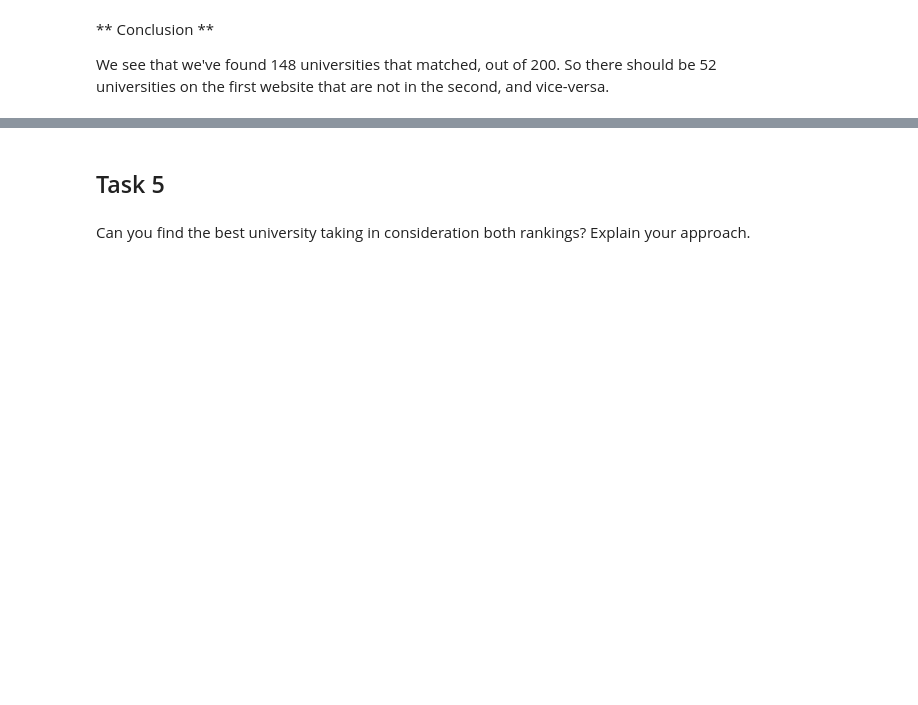
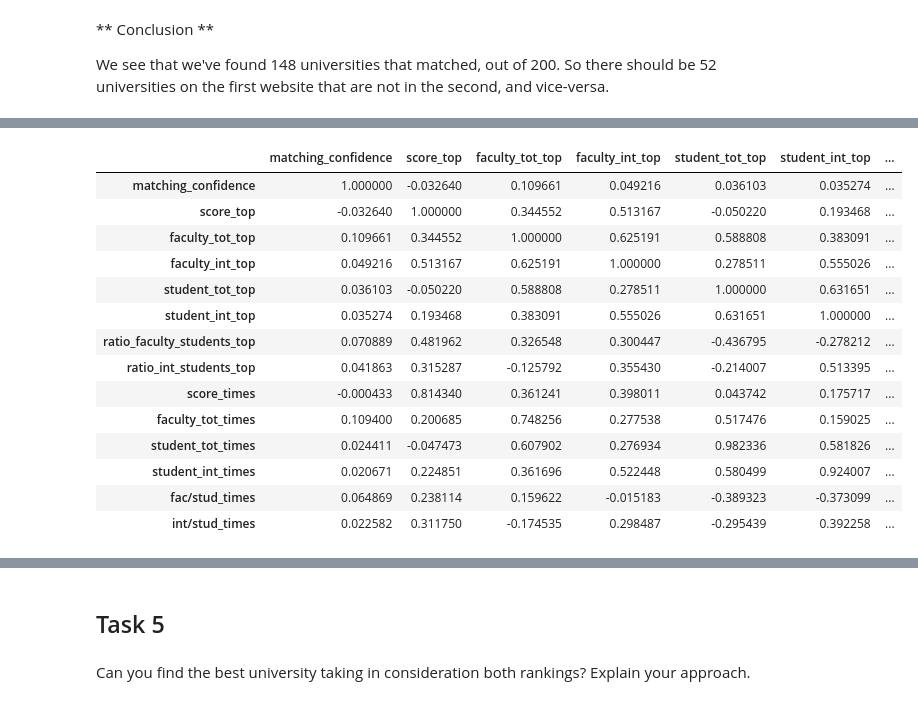
Before and after one commit to darioAnongba/EPFL-ADA, a Jupyter notebook: Labs/02 - Data from the Web/Homework2.ipynb, the cells around one changed output, grey strips where cells are left out. Cells and saved outputs as stored; diff of their text form; code cells hidden in the pictures; blank space fills up the shorter version.

```diff
--- a/Labs/02 - Data from the Web/Homework2.ipynb
+++ b/Labs/02 - Data from the Web/Homework2.ipynb
@@ -74,7 +74,7 @@ for university in top_200:
         'rank': university['rank_display'],
         'country': university['country'],
         'region': university['region'],
-        'score': university['score']
+        'score': float(university['score'])
     }
 
     # For each university, we visit its detail page and retrieve the remanining statistics
@@ -221,7 +239,10 @@ def get_region(country):
         region = res.iloc[0]
         return region
     else:
-        return country
+        # Since only Russia and Luxembourg are unmatch, we decide to return Europe
+        #(luxembourg is in Europe and the first dataframe class Russia in Europe)
+        print("Unmatch region for : " + country)
+        return 'Europe'
 
 def to_int(value):
     return int(value.replace(",","").replace('%',""))
@@ -232,7 +253,7 @@ for university in top_200:
         'rank': university['rank'],
         'country': university['location'],
         'region' : get_region(university['location'].strip()),
-        'score': university['scores_overall'],
+        'score': float(university['scores_overall']),
         'faculty_tot': int(np.ceil(to_int(university['stats_number_students']) / float(university['stats_student_staff_ratio']))),
         'student_tot': to_int(university['stats_number_students']),
         'student_int': int(np.ceil(to_int(university['stats_number_students']) * (to_int(university['stats_pc_intl_students']) / 100))),
@@ -507,0 +606,18 @@ We see that we've found 148 universities that matched, out of 200. So there shou
+# %%
+merged_df.corr()
+# %% [output]
+|  | matching_confidence | score_top | faculty_tot_top | faculty_int_top | student_tot_top | student_int_top | ... |
+| matching_confidence | 1.000000 | -0.032640 | 0.109661 | 0.049216 | 0.036103 | 0.035274 | ... |
+| score_top | -0.032640 | 1.000000 | 0.344552 | 0.513167 | -0.050220 | 0.193468 | ... |
+| faculty_tot_top | 0.109661 | 0.344552 | 1.000000 | 0.625191 | 0.588808 | 0.383091 | ... |
+| faculty_int_top | 0.049216 | 0.513167 | 0.625191 | 1.000000 | 0.278511 | 0.555026 | ... |
+| student_tot_top | 0.036103 | -0.050220 | 0.588808 | 0.278511 | 1.000000 | 0.631651 | ... |
+| student_int_top | 0.035274 | 0.193468 | 0.383091 | 0.555026 | 0.631651 | 1.000000 | ... |
+| ratio_faculty_students_top | 0.070889 | 0.481962 | 0.326548 | 0.300447 | -0.436795 | -0.278212 | ... |
+| ratio_int_students_top | 0.041863 | 0.315287 | -0.125792 | 0.355430 | -0.214007 | 0.513395 | ... |
+| score_times | -0.000433 | 0.814340 | 0.361241 | 0.398011 | 0.043742 | 0.175717 | ... |
+| faculty_tot_times | 0.109400 | 0.200685 | 0.748256 | 0.277538 | 0.517476 | 0.159025 | ... |
+| student_tot_times | 0.024411 | -0.047473 | 0.607902 | 0.276934 | 0.982336 | 0.581826 | ... |
+| student_int_times | 0.020671 | 0.224851 | 0.361696 | 0.522448 | 0.580499 | 0.924007 | ... |
+| fac/stud_times | 0.064869 | 0.238114 | 0.159622 | -0.015183 | -0.389323 | -0.373099 | ... |
+| int/stud_times | 0.022582 | 0.311750 | -0.174535 | 0.298487 | -0.295439 | 0.392258 | ... |
```
Also changed, not shown: parts of 38 cells of this notebook.
